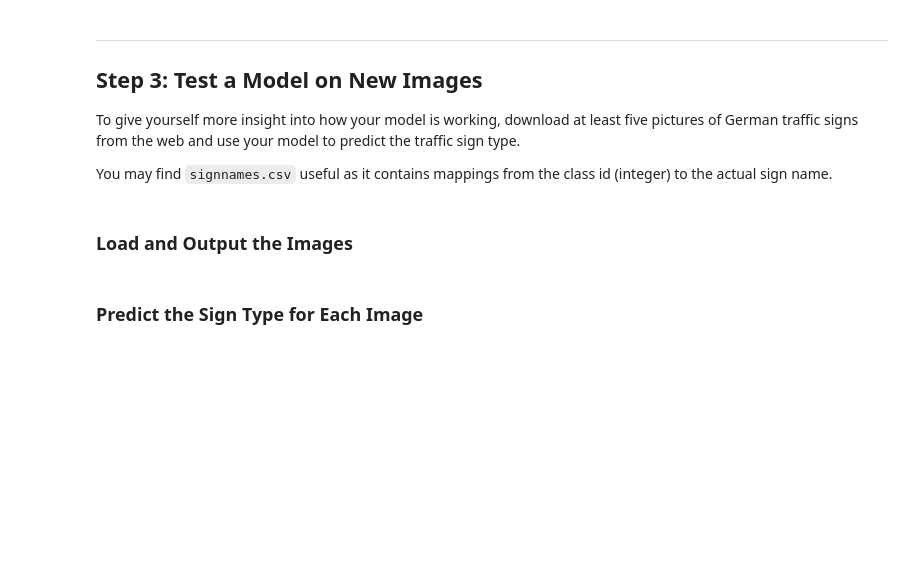
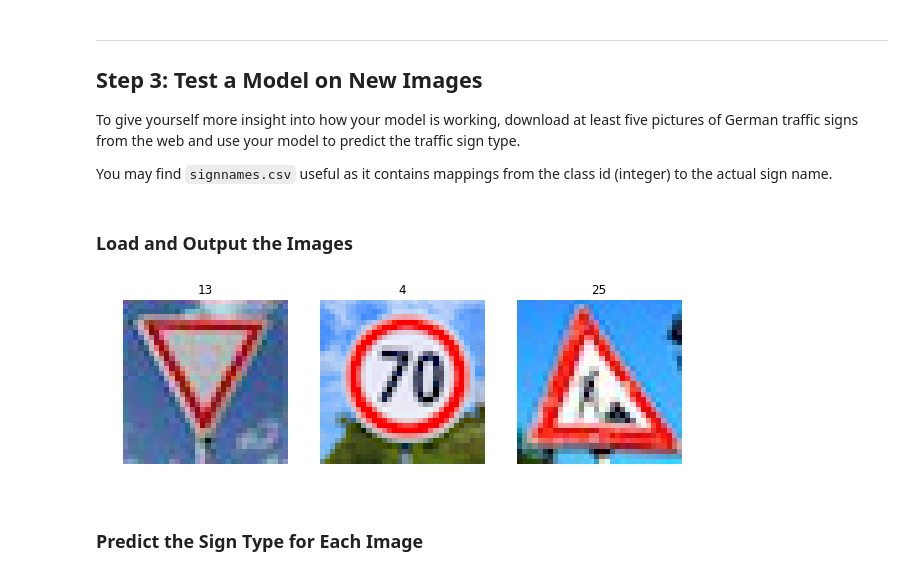
Before and after one commit to nishant009/sdcnd_traffic_sign_classification, a Jupyter notebook: Traffic_Sign_Classifier.ipynb, the cells around one changed output. Saved outputs shown, nothing was run; the diff lists cells and outputs as text; code cells hidden in the pictures; blank space fills up the shorter version.

```diff
--- a/Traffic_Sign_Classifier.ipynb
+++ b/Traffic_Sign_Classifier.ipynb
@@ -97,7 +97,7 @@ def plot_image(data, labels):
     fig, axs = plt.subplots(1, 3, figsize=(10, 5))
     axs = axs.ravel()
     for i in range(3):
-        index = random.randint(0, len(data))
+        index = random.randint(0, len(data) - 1)
         image = data[index].squeeze()
         axs[i].axis('off')
         axs[i].imshow(image)
@@ -552,9 +562,9 @@ Model saved
 #### Evaluation on Test data
 # %%
 with tf.Session() as sess:
-    saver.restore(sess, tf.train.latest_checkpoint('.'))
+    saver.restore(sess, './lenet')
 
-    _, test_accuracy = evaluate(X_test_grey, y_test)
+    test_accuracy = evaluate_without_loss(X_test_grey, y_test)
     print("Test Accuracy = {:.3f}".format(test_accuracy))
 # %% [output]
 Test Accuracy = 0.931
@@ -571,6 +581,21 @@ You may find `signnames.csv` useful as it contains mappings from the class id (i
 # %%
 ### Load the images and plot them here.
 ### Feel free to use as many code cells as needed.
+from scipy import misc
+import glob
+
+real_test_images = []
+
+for _, file in enumerate(glob.glob('./internet_images/*')):
+    img = misc.imread(file)
+    real_test_images.append(img)
+
+X_real_test = np.asarray(real_test_images)
+y_real_test = [4, 13, 14, 25, 36, 33, 11]
+
+plot_image(X_real_test, y_real_test)
+# %% [output]
+[figure, added]
 # %% [markdown]
 ### Predict the Sign Type for Each Image
 # %%
```
Also changed, not shown: parts of 9 cells of this notebook, 1 other file.
